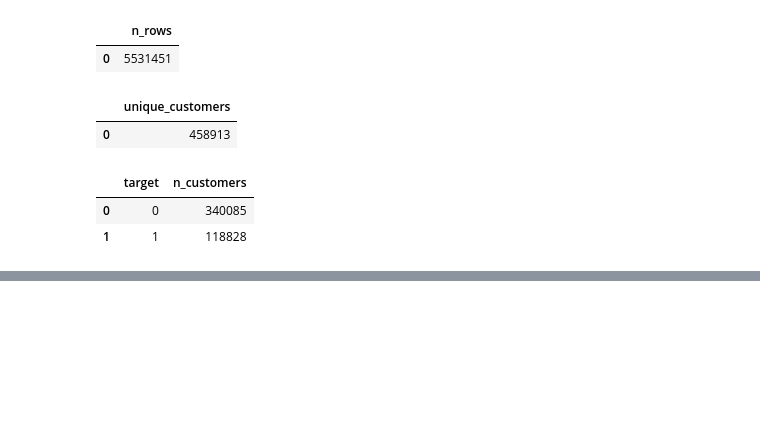
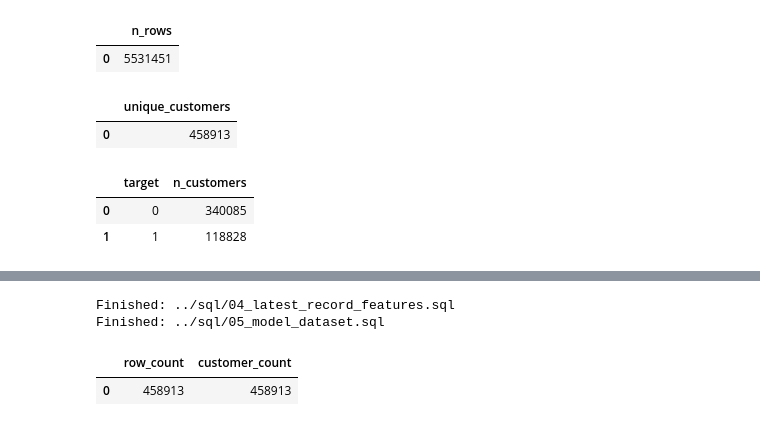
Before and after one commit to dd4real2k/amex_credit_risk, a Jupyter notebook: notebooks/01_bigquery_data_understanding.ipynb, the cells around one changed output, grey strips where cells are left out. Drawn from its saved outputs; the diff is of its cells as text; code cells hidden in the pictures; blank space fills up the shorter version.

```diff
--- a/notebooks/01_bigquery_data_understanding.ipynb
+++ b/notebooks/01_bigquery_data_understanding.ipynb
@@ -149,3 +205,27 @@ customer_features_base created successfully
+# %%
+from pathlib import Path
+
+for sql_file in [
+    "../sql/04_latest_record_features.sql",
+    "../sql/05_model_dataset.sql",
+]:
+    query = Path(sql_file).read_text()
+    client.query(query).result()
+    print(f"Finished: {sql_file}")
+# %% [output]
+Finished: ../sql/04_latest_record_features.sql
+Finished: ../sql/05_model_dataset.sql
+# %%
+query = """
+SELECT
+  COUNT(*) AS row_count,
+  COUNT(DISTINCT customer_ID) AS customer_count
+FROM `amex-46887.amex_risk.model_dataset_v1`
+"""
+client.query(query).to_dataframe()
+# %% [output]
+|  | row_count | customer_count |
+| 0 | 458913 | 458913 |
 # %%
 query = """
 SELECT *
```
Also changed, not shown: parts of 23 cells of this notebook, 6 other files.
